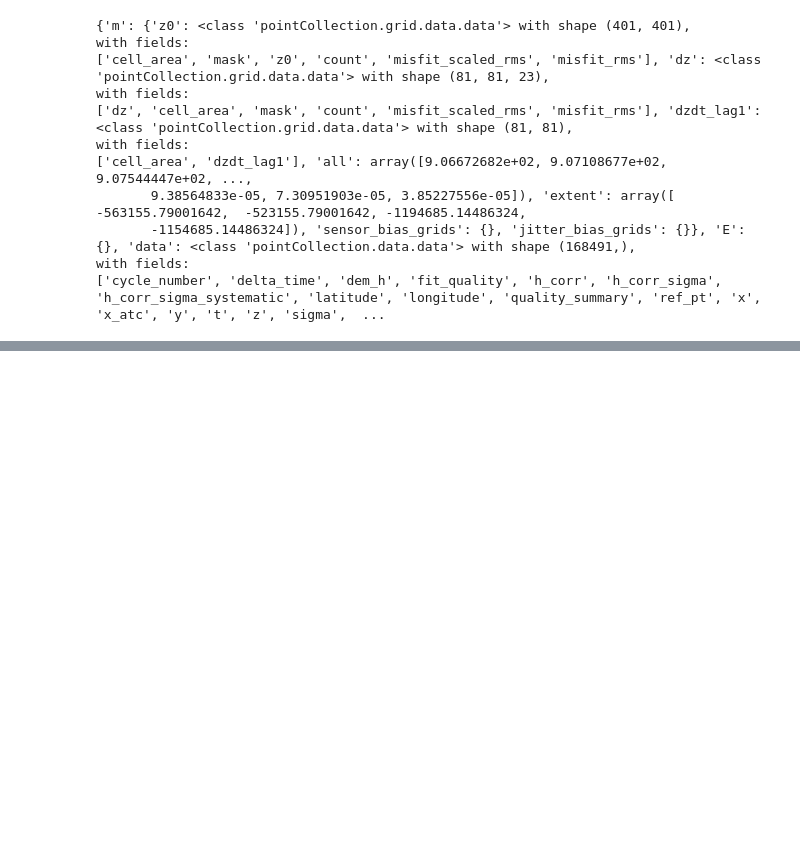
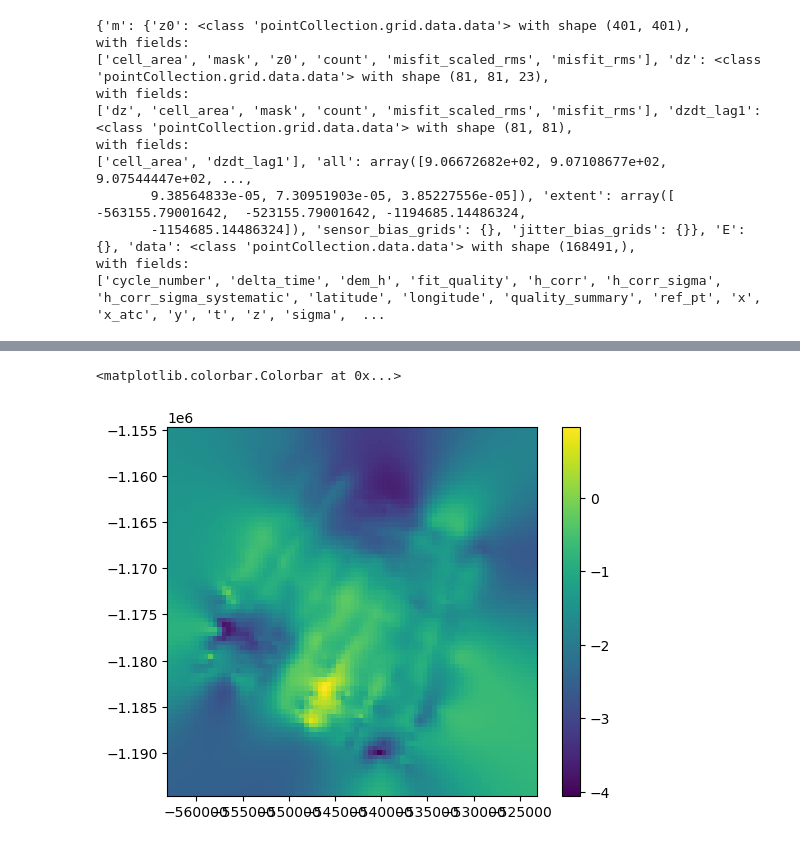
Before and after one commit to ICESAT-2HackWeek/off_track, a Jupyter notebook: notebooks/fit_surface_to_data.ipynb, the cells around one changed output, grey strips where cells are left out. Cells and saved outputs as stored; diff of their text form; code cells hidden in the pictures; blank space fills up the shorter version.

```diff
--- a/notebooks/fit_surface_to_data.ipynb
+++ b/notebooks/fit_surface_to_data.ipynb
@@ -9,7 +9,7 @@ import LSsurf
 
 plt.rcParams['animation.ffmpeg_path'] = os.path.join(os.environ['CONDA_PREFIX'],'bin','ffmpeg')
 # %%
-datafile = '/home/jovyan/shared-public/off_track/michael/all_ATL06.h5'
+datafile = '/home/jovyan/shared-public/off_track/michael/ATL11/n_grn/n_grn_merged_ATL11.h5'
 D = pc.data().from_h5(datafile, group='/')
 print(D)
 # %% [output]
@@ -109,7 +112,7 @@ with fields:
 ['cycle_number', 'delta_time', 'dem_h', 'fit_quality', 'h_corr', 'h_corr_sigma', 'h_corr_sigma_systematic', 'latitude', 'longitude', 'quality_summary', 'ref_pt', 'x', 'x_atc', 'y', 't', 'z']
 # %%
 from LSsurf.smooth_fit import smooth_fit
-E_d3zdx2dt=0.0001 # d/dt of the el diff map curvature
+E_d3zdx2dt=0.00001 # d/dt of the el diff map curvature
 E_d2z0dx2=0.06 # 2nd diff of base el map
 E_d2zdt2=5000 # Second time deriv of el diff.
 
@@ -121,7 +124,7 @@ print(data)
 
 ctr={'x':x_cen,'y':y_cen,'t':t_cen}
 print(ctr)
-W={'x':40000,'y':4e4,'t':t_span} # Numbers should span whats in data. Units don't matter.
+W={'x':4e4,'y':4e4,'t':6} # Numbers should span whats in data. Units don't matter.
 print(W)
 spacing={'z0':100, 'dz':500, 'dt':0.25} # z0 is elevation spacing, dz is el. diff spacing, dt is temporal spacing between el. diff surfaces
 
@@ -176,3 +186,9 @@ hs1=ax[1].plot_surface(xgd, ygd, dz.dz[:,:,10], vmin=-30, vmax=30, cmap='hsv')
+# %%
+plt.imshow(dz.dz[:,:,-1]-dz.dz[:,:,0], origin='lower', extent = dz.extent)
+plt.colorbar()
+# %% [output]
+<matplotlib.colorbar.Colorbar at 0x...>
+[figure, added]
 # %%
 from matplotlib import animation
 
```
Also changed, not shown: parts of 8 cells of this notebook, 3 other files.
